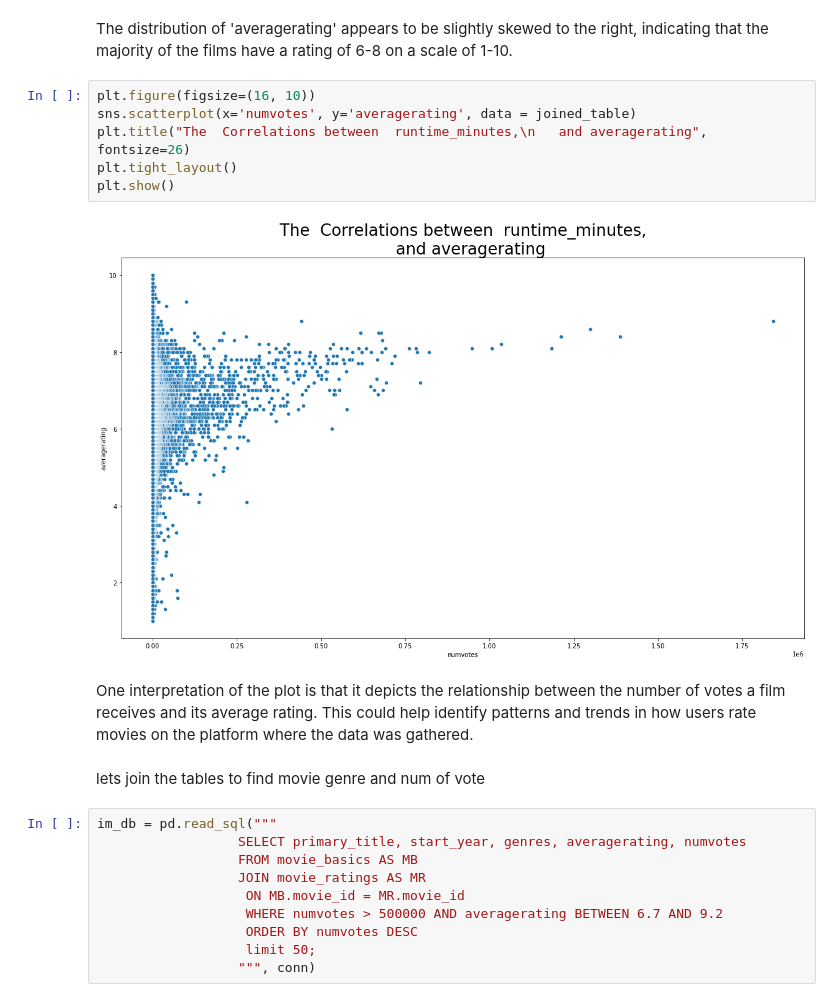
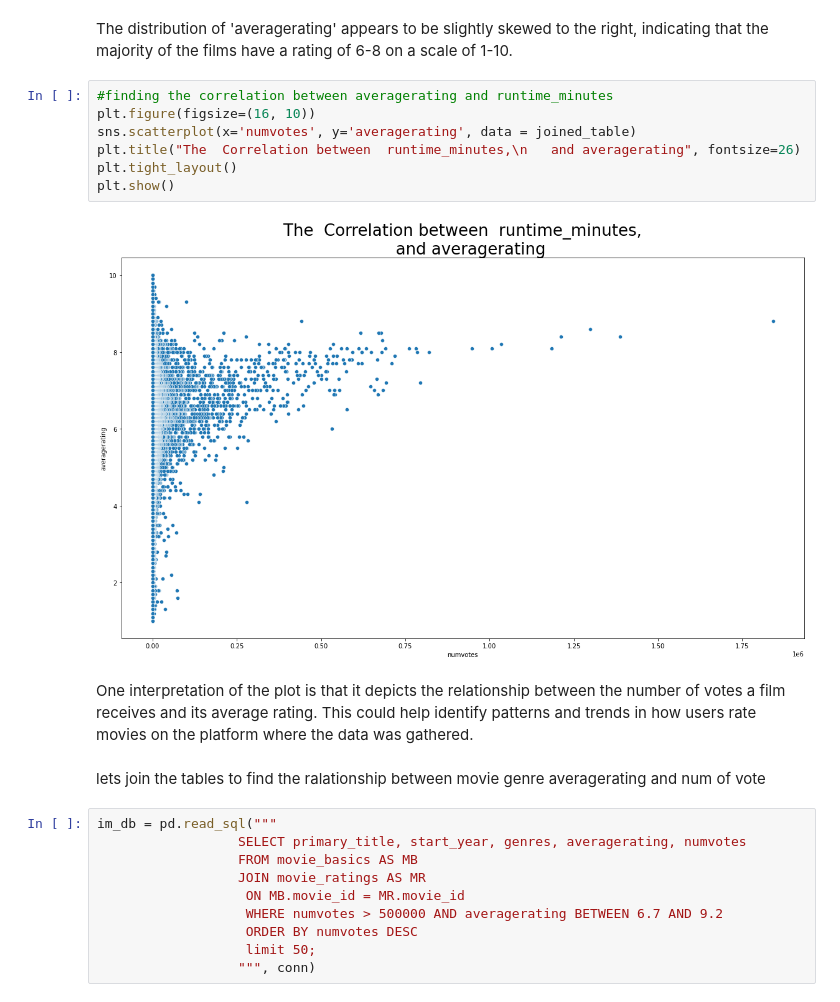
Before and after one commit to Grace-01-cell/dsc-phase-1-project-v2-4, a Jupyter notebook: student.ipynb, the cells around one changed output. Cells and saved outputs as stored; diff of their text form.

```diff
--- a/student.ipynb
+++ b/student.ipynb
@@ -495,17 +481,18 @@ The histogram has 10 bins which represent the range of values of 'averagerating'
 # %% [markdown]
 The distribution of 'averagerating' appears to be slightly skewed to the right, indicating that the majority of the films have a rating of 6-8 on a scale of 1-10.
 # %%
+#finding the correlation between averagerating and runtime_minutes
 plt.figure(figsize=(16, 10))
 sns.scatterplot(x='numvotes', y='averagerating', data = joined_table)
-plt.title("The  Correlations between  runtime_minutes,\n   and averagerating", fontsize=26)
+plt.title("The  Correlation between  runtime_minutes,\n   and averagerating", fontsize=26)
 plt.tight_layout()
 plt.show()
 # %% [output]
-[figure, old version]
+[figure, new version]
 # %% [markdown]
 One interpretation of the plot is that it depicts the relationship between the number of votes a film receives and its average rating. This could help identify patterns and trends in how users rate movies on the platform where the data was gathered.
 # %% [markdown]
-lets  join the tables to find movie genre and num of vote
+lets  join the tables to find the ralationship between movie genre averagerating and num of vote
 # %%
 im_db = pd.read_sql("""
                   SELECT primary_title, start_year, genres, averagerating, numvotes
```
Also changed, not shown: parts of 48 cells of this notebook.
